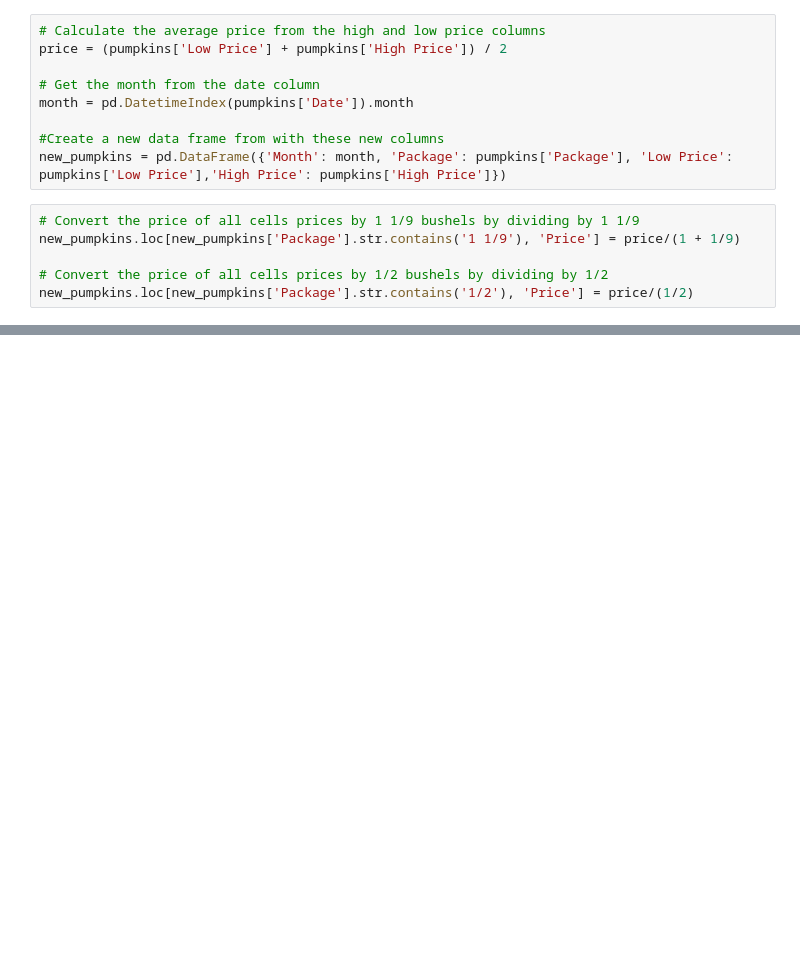
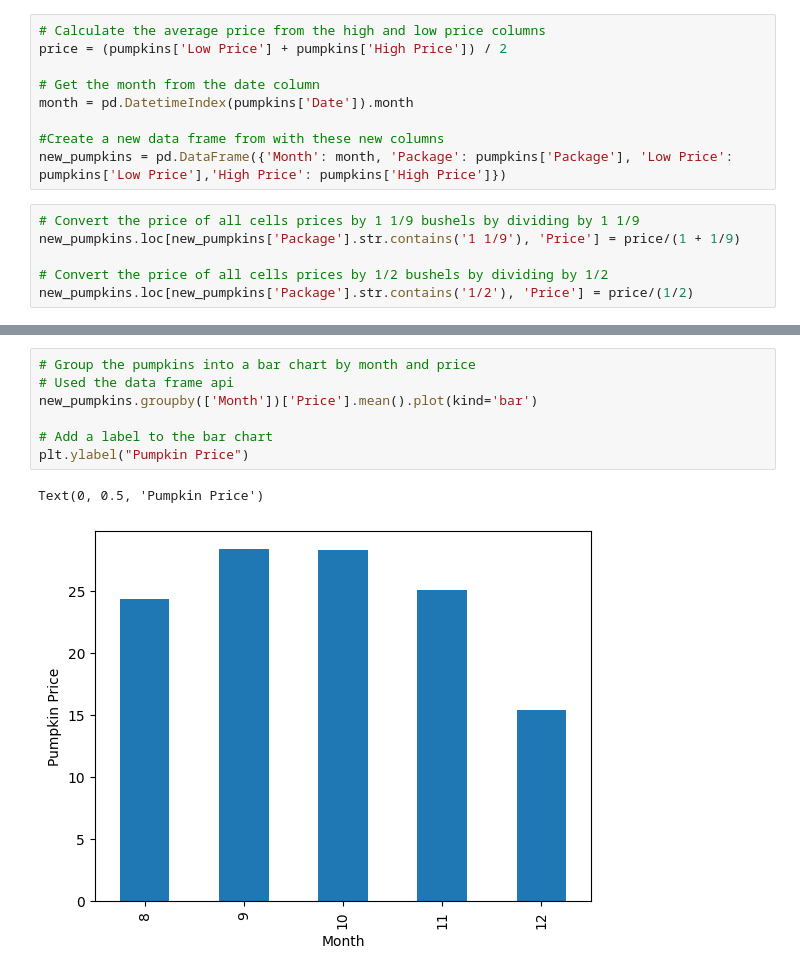
Before and after one commit to leaflore/ML-For-Beginners, a Jupyter notebook: 2-Regression/2-Data/notebook.ipynb, the cells around one changed output, grey strips where cells are left out. Cells and saved outputs as stored; diff of their text form; blank space fills up the shorter version.

```diff
--- a/2-Regression/2-Data/notebook.ipynb
+++ b/2-Regression/2-Data/notebook.ipynb
@@ -61,0 +96,10 @@ new_pumpkins.loc[new_pumpkins['Package'].str.contains('1/2'), 'Price'] = price/(
+# %%
+# Group the pumpkins into a bar chart by month and price
+# Used the data frame api
+new_pumpkins.groupby(['Month'])['Price'].mean().plot(kind='bar')
+
+# Add a label to the bar chart
+plt.ylabel("Pumpkin Price")
+# %% [output]
+Text(0, 0.5, 'Pumpkin Price')
+[figure, added]
```
Also changed, not shown: parts of 3 cells of this notebook.
